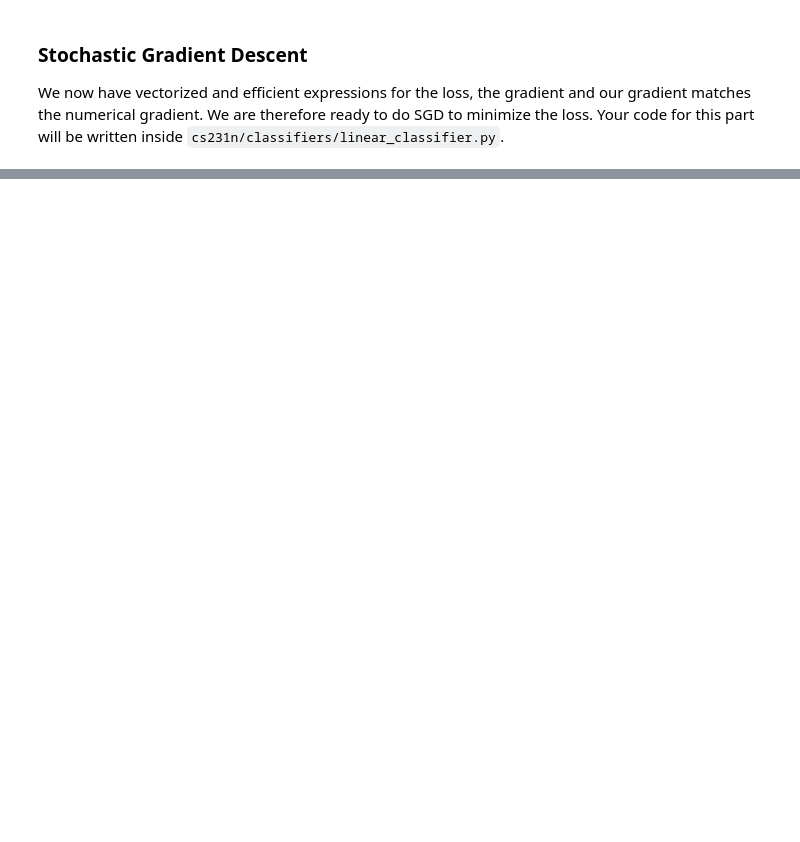
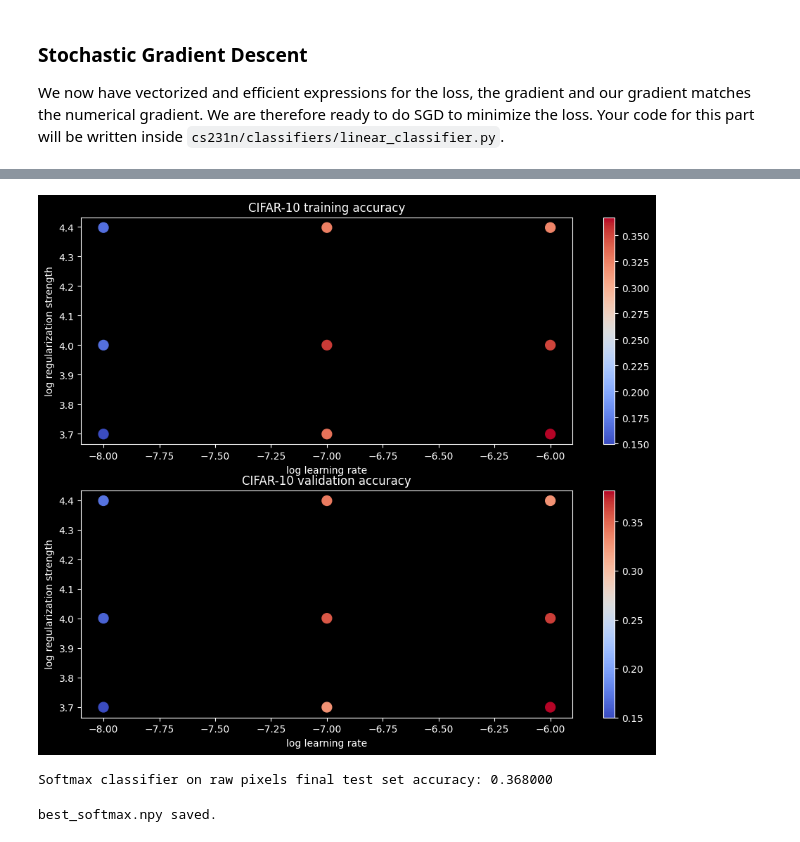
Before and after one commit to LiAuTraver/cs231n, a Jupyter notebook: assignment1/softmax.ipynb, the cells around one changed output, grey strips where cells are left out. Cells and saved outputs as stored; diff of their text form; code cells hidden in the pictures; blank space fills up the shorter version.

Commit message:
softmax.finale

```diff
--- a/assignment1/softmax.ipynb
+++ b/assignment1/softmax.ipynb
@@ -336,7 +391,7 @@ softmax.save("softmax.npy")
 # of data points that are correctly classified.
 results = {}
 best_val = -1   # The highest validation accuracy that we have seen so far.
-best_softmax = None # The Softmax object that achieved the highest validation rate.
+best_softmax = Softmax() # The Softmax object that achieved the highest validation rate.
 
 ################################################################################
 # TODO:                                                                        #
@@ -354,8 +409,23 @@ best_softmax = None # The Softmax object that achieved the highest validation ra
 ################################################################################
 
 # Provided as a reference. You may or may not want to change these hyperparameters
-learning_rates = [1e-7, 1e-6]
-regularization_strengths = [2.5e4, 1e4]
+learning_rates = [1e-8, 1e-7, 1e-6]
+regularization_strengths = [2.5e4, 1e4, .5e4]
+
+for lr in learning_rates:
+    for reg in regularization_strengths:
+        softmax = Softmax()
+        softmax.train(X_train, y_train, learning_rate=lr, reg=reg,
+                      num_iters=1500, verbose=False)
+        y_train_pred = softmax.predict(X_train)
+        train_accuracy = np.mean(y_train == y_train_pred)
+        y_val_pred = softmax.predict(X_val)
+        val_accuracy = np.mean(y_val == y_val_pred)
+        results[(lr, reg)] = (train_accuracy, val_accuracy)
+        if val_accuracy > best_val:
+            best_val = val_accuracy
+            best_softmax = softmax
+
 
 
 
@@ -369,41 +450,49 @@ print('best validation accuracy achieved during cross-validation: %f' % best_val
 # %%
 # Visualize the cross-validation results
 import math
 import pdb
+
+import matplotlib
 
 # pdb.set_trace()
 
 x_scatter = [math.log10(x[0]) for x in results]
 y_scatter = [math.log10(x[1]) for x in results]
 
 # plot training accuracy
 marker_size = 100
 colors = [results[x][0] for x in results]
 plt.subplot(2, 1, 1)
 plt.tight_layout(pad=3)
-plt.scatter(x_scatter, y_scatter, marker_size, c=colors, cmap=plt.cm.coolwarm)
+plt.scatter(x_scatter, y_scatter, marker_size, c=colors, cmap=matplotlib.colormaps['coolwarm']) # <- we can use `matplotlib.colormaps[ but it wi]l discourge the `Pylance`
 plt.colorbar()
 plt.xlabel('log learning rate')
 plt.ylabel('log regularization strength')
 plt.title('CIFAR-10 training accuracy')
 
 # plot validation accuracy
 colors = [results[x][1] for x in results] # default size of markers is 20
 plt.subplot(2, 1, 2)
-plt.scatter(x_scatter, y_scatter, marker_size, c=colors, cmap=plt.cm.coolwarm)
+plt.scatter(x_scatter, y_scatter, marker_size, c=colors, cmap=matplotlib.colormaps['coolwarm'])
 plt.colorbar()
 plt.xlabel('log learning rate')
 plt.ylabel('log regularization strength')
 plt.title('CIFAR-10 validation accuracy')
 plt.show()
+# %% [output]
+[figure, added]
 # %%
 # Evaluate the best softmax on test set
 y_test_pred = best_softmax.predict(X_test)
 test_accuracy = np.mean(y_test == y_test_pred)
 print('Softmax classifier on raw pixels final test set accuracy: %f' % test_accuracy)
+# %% [output]
+Softmax classifier on raw pixels final test set accuracy: 0.368000
 # %%
 # Save best softmax model
 best_softmax.save("best_softmax.npy")
+# %% [output]
+best_softmax.npy saved.
 # %%
 # Visualize the learned weights for each class.
 # Depending on your choice of learning rate and regularization strength, these may
```
Also changed, not shown: parts of 13 cells of this notebook, 3 other files.
